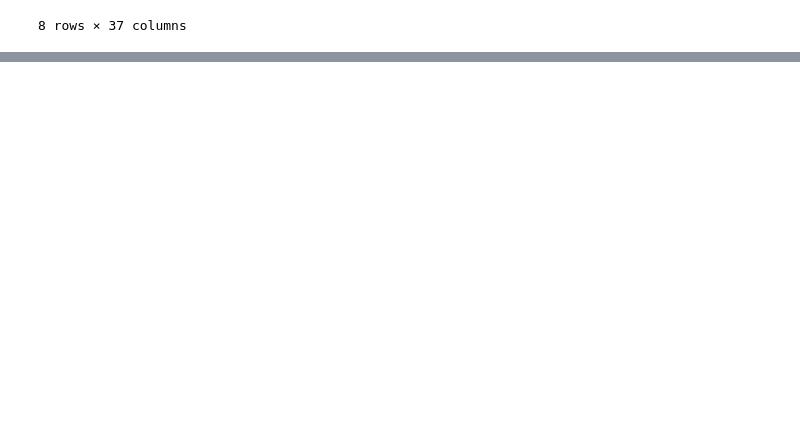
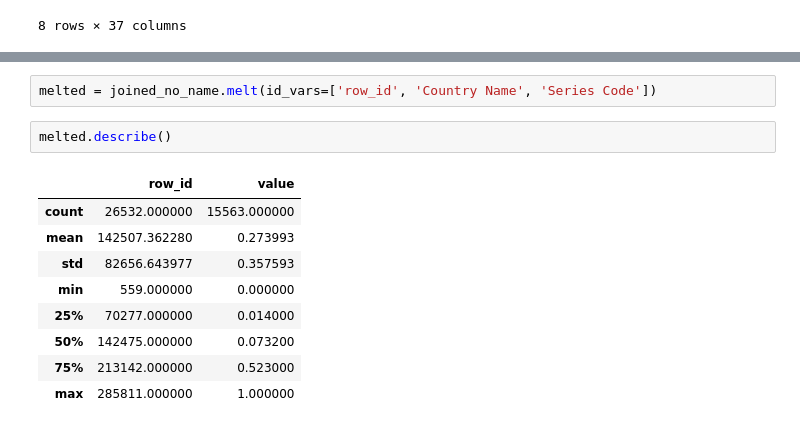
Before and after one commit to machine-learning-study-group/time-series-millenium-goals, a Jupyter notebook: 2-prepare-data.ipynb, the cells around one changed output, grey strips where cells are left out. Drawn from its saved outputs; the diff is of its cells as text; blank space fills up the shorter version.

```diff
--- a/2-prepare-data.ipynb
+++ b/2-prepare-data.ipynb
@@ -176,0 +193,14 @@ joined_data.describe()
+# %%
+melted = joined_no_name.melt(id_vars=['row_id', 'Country Name', 'Series Code'])
+# %%
+melted.describe()
+# %% [output]
+|  | row_id | value |
+| count | 26532.000000 | 15563.000000 |
+| mean | 142507.362280 | 0.273993 |
+| std | 82656.643977 | 0.357593 |
+| min | 559.000000 | 0.000000 |
+| 25% | 70277.000000 | 0.014000 |
+| 50% | 142475.000000 | 0.073200 |
+| 75% | 213142.000000 | 0.523000 |
+| max | 285811.000000 | 1.000000 |
```
Also changed, not shown: parts of 5 cells of this notebook.
